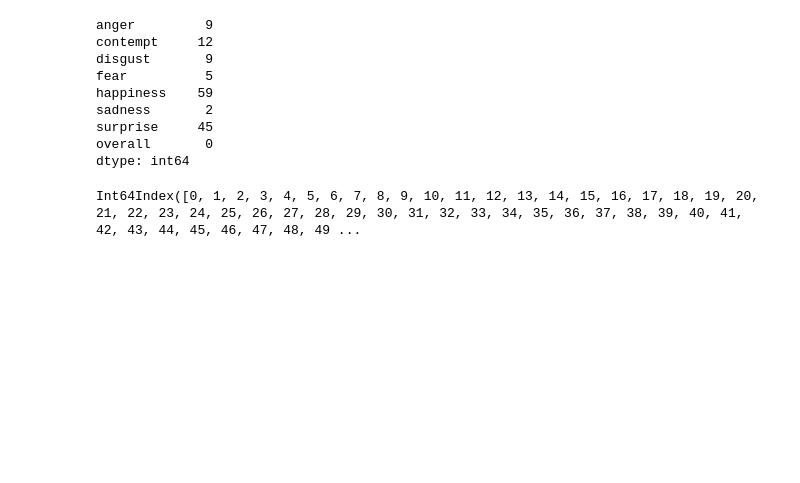
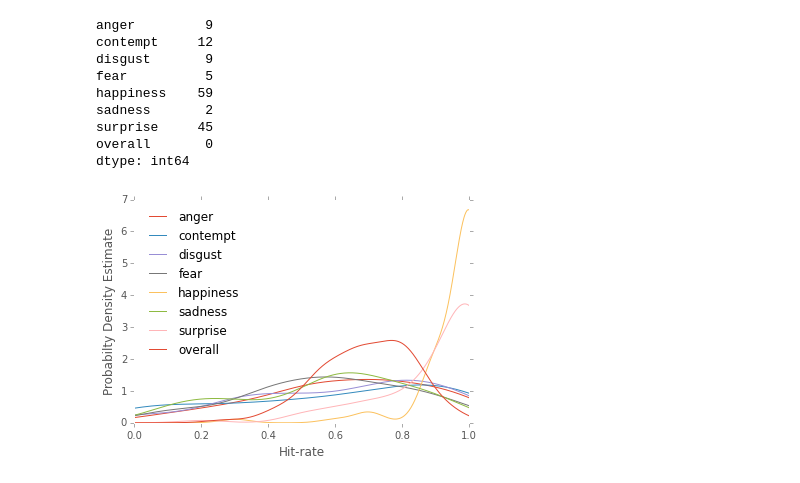
Before and after one commit to williamhogman/recognition-of-facial-expressions, a Jupyter notebook: result-analysis/Analyze questions.ipynb, the cells around one changed output. Saved outputs shown, nothing was run; the diff lists cells and outputs as text; code cells hidden in the pictures; blank space fills up the shorter version.

```diff
--- a/result-analysis/Analyze questions.ipynb
+++ b/result-analysis/Analyze questions.ipynb
@@ -1,4 +1,9 @@
 # %%
 import pandas as pd
+import numpy as np
+from scipy import stats
+import matplotlib
+matplotlib.style.use('ggplot')
+%pylab inline
 
 df = pd.read_csv("questions.all.subj.csv")
@@ -53,7 +62,14 @@ sadness       2
 surprise     45
 overall       0
 dtype: int64
-# %%
-df_new.index
-# %% [output]
-Int64Index([0, 1, 2, 3, 4, 5, 6, 7, 8, 9, 10, 11, 12, 13, 14, 15, 16, 17, 18, 19, 20, 21, 22, 23, 24, 25, 26, 27, 28, 29, 30, 31, 32, 33, 34, 35, 36, 37, 38, 39, 40, 41, 42, 43, 44, 45, 46, 47, 48, 49 ...
+# %%
+ax = (df_new[EMOTIONS[1:]]/100).plot(kind="kde", xlim=(0, 1))
+
+ax.set_xlabel("Hit-rate")
+ax.set_ylabel("Probabilty Density Estimate")
+
+ax.get_figure().savefig('kde.eps', format='svg', dpi=1200)
+ax.get_figure().savefig('kde.pdf', format='pdf', dpi=1200)
+ax.get_figure().savefig('kde.svg', format='svg', dpi=1200)
+# %% [output]
+[figure, added]
```
Also changed, not shown: parts of 2 cells of this notebook, 1 other file.
